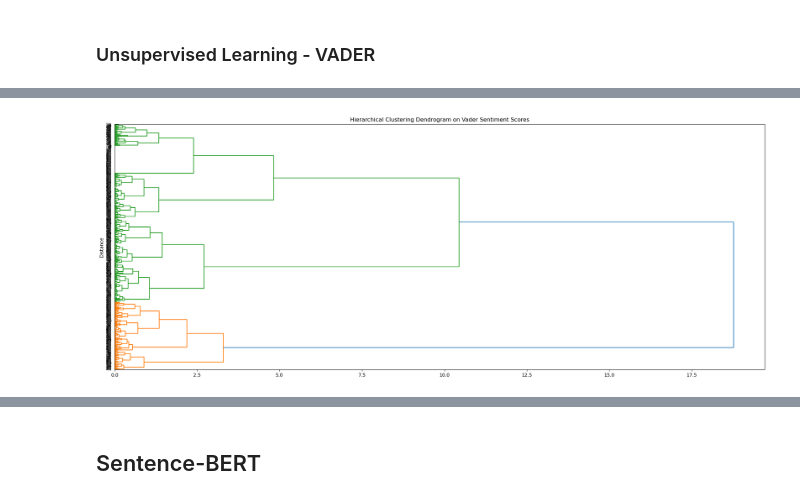
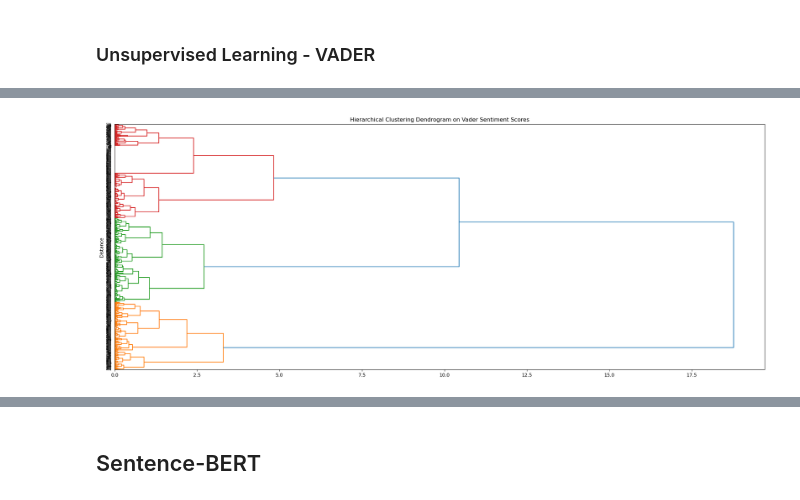
Before and after one commit to avamwilliams/105final, a Jupyter notebook: main.ipynb, the cells around one changed output, grey strips where cells are left out. Saved outputs shown, nothing was run; the diff lists cells and outputs as text; code cells hidden in the pictures.

```diff
--- a/main.ipynb
+++ b/main.ipynb
@@ -1016,17 +1034,15 @@ k-means on VADER Sentiment Scores compared with sentiment
 # %%
 linked = linkage(dense_array(X_vader), method = "ward")
 
 plt.figure(figsize=(20,8))
 dendrogram(linked,
             orientation = 'right',
-            # truncate_mode='lastp',  # Truncate the leaf nodes
-            # p=20,                   # Show ONLY the top 20 structural branches/clusters
-            # show_contracted=True,   # Put small dots at the bottom to represent collapsed items
-            leaf_font_size=6
+            leaf_font_size=6,
+            color_threshold=0.5 * max(linked[:, 2])
           )
 plt.title("Hierarchical Clustering Dendrogram on Vader Sentiment Scores")
 plt.ylabel("Distance")
 plt.tight_layout()
 plt.show()
 # %% [output]
-[figure, old version]
+[figure, new version]
```
Also changed, not shown: parts of 3 cells of this notebook.
